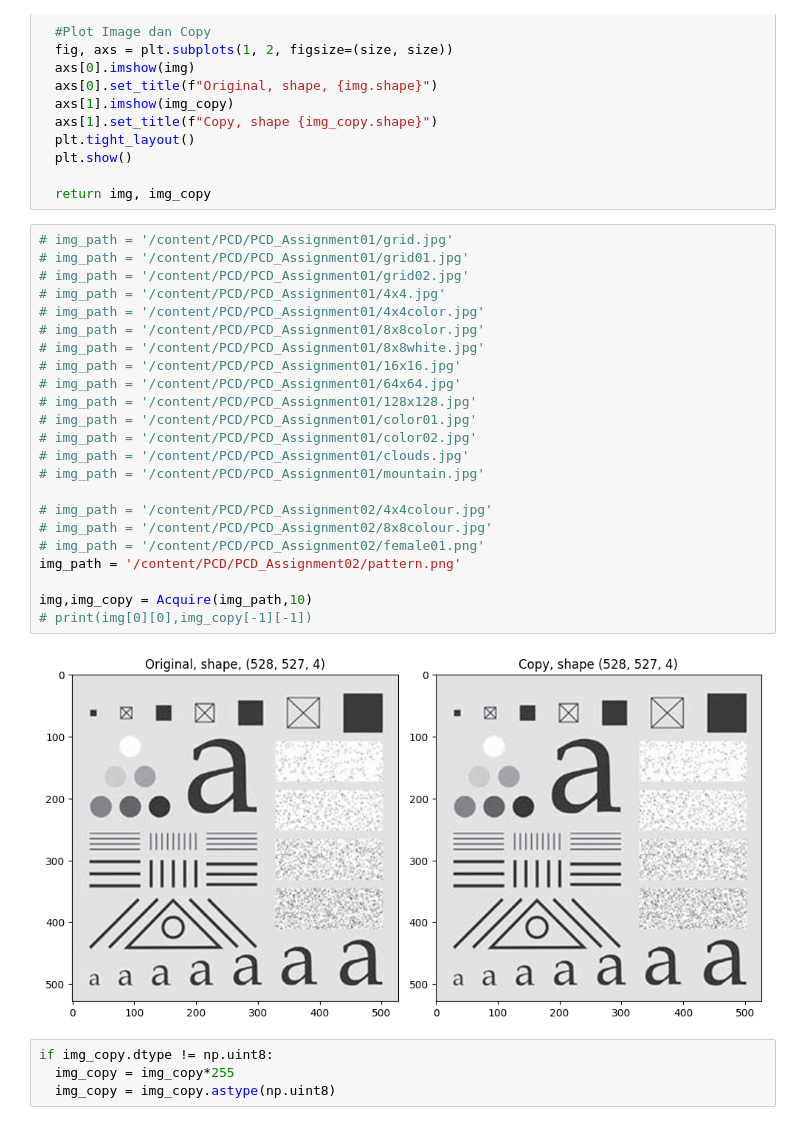
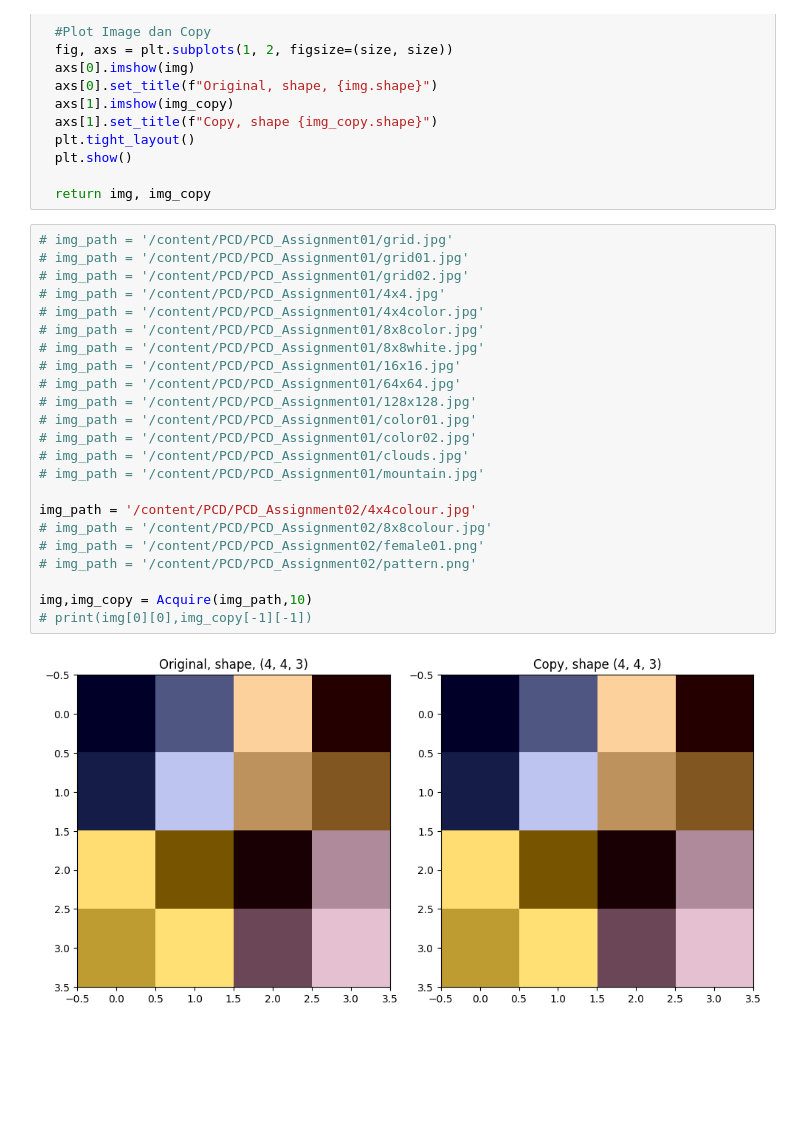
Before and after one commit to sapto-nugroho/PCD, a Jupyter notebook: PCD_Assignment02/PCD_Assignment02.ipynb, the cells around one changed output. Drawn from its saved outputs; the diff is of its cells as text; blank space fills up the shorter version.

Commit message:
commit 6 Assignment02

```diff
--- a/PCD_Assignment02/PCD_Assignment02.ipynb
+++ b/PCD_Assignment02/PCD_Assignment02.ipynb
@@ -56,29 +56,25 @@ def Acquire(src,size):
 # %%
 # img_path = '/content/PCD/PCD_Assignment01/grid.jpg'
 # img_path = '/content/PCD/PCD_Assignment01/grid01.jpg'
 # img_path = '/content/PCD/PCD_Assignment01/grid02.jpg'
 # img_path = '/content/PCD/PCD_Assignment01/4x4.jpg'
 # img_path = '/content/PCD/PCD_Assignment01/4x4color.jpg'
 # img_path = '/content/PCD/PCD_Assignment01/8x8color.jpg'
 # img_path = '/content/PCD/PCD_Assignment01/8x8white.jpg'
 # img_path = '/content/PCD/PCD_Assignment01/16x16.jpg'
 # img_path = '/content/PCD/PCD_Assignment01/64x64.jpg'
 # img_path = '/content/PCD/PCD_Assignment01/128x128.jpg'
 # img_path = '/content/PCD/PCD_Assignment01/color01.jpg'
 # img_path = '/content/PCD/PCD_Assignment01/color02.jpg'
 # img_path = '/content/PCD/PCD_Assignment01/clouds.jpg'
 # img_path = '/content/PCD/PCD_Assignment01/mountain.jpg'
 
-# img_path = '/content/PCD/PCD_Assignment02/4x4colour.jpg'
+img_path = '/content/PCD/PCD_Assignment02/4x4colour.jpg'
 # img_path = '/content/PCD/PCD_Assignment02/8x8colour.jpg'
 # img_path = '/content/PCD/PCD_Assignment02/female01.png'
-img_path = '/content/PCD/PCD_Assignment02/pattern.png'
+# img_path = '/content/PCD/PCD_Assignment02/pattern.png'
 
 img,img_copy = Acquire(img_path,10)
 # print(img[0][0],img_copy[-1][-1])
 # %% [output]
-[figure, old version]
+[figure, new version]
-# %%
-if img_copy.dtype != np.uint8:
-  img_copy = img_copy*255
-  img_copy = img_copy.astype(np.uint8)
```
Also changed, not shown: parts of 5 cells of this notebook.
